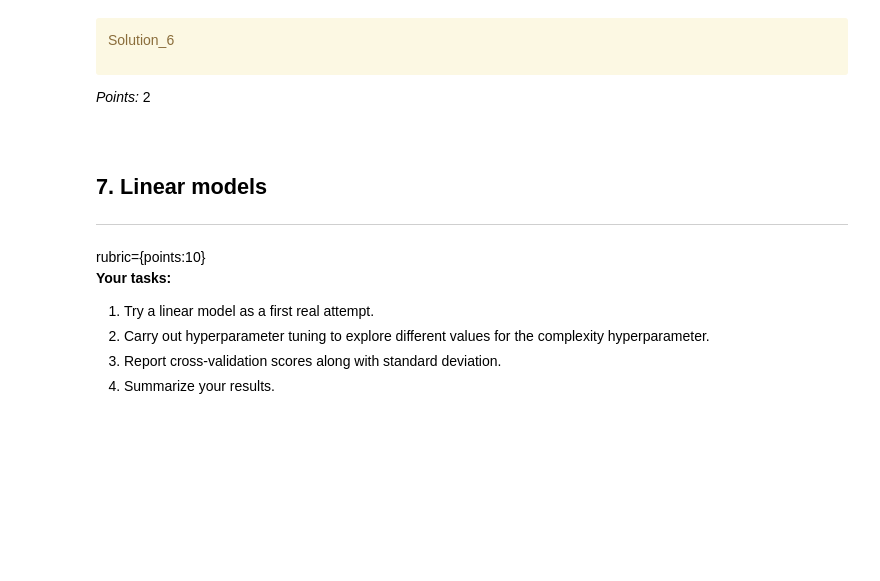
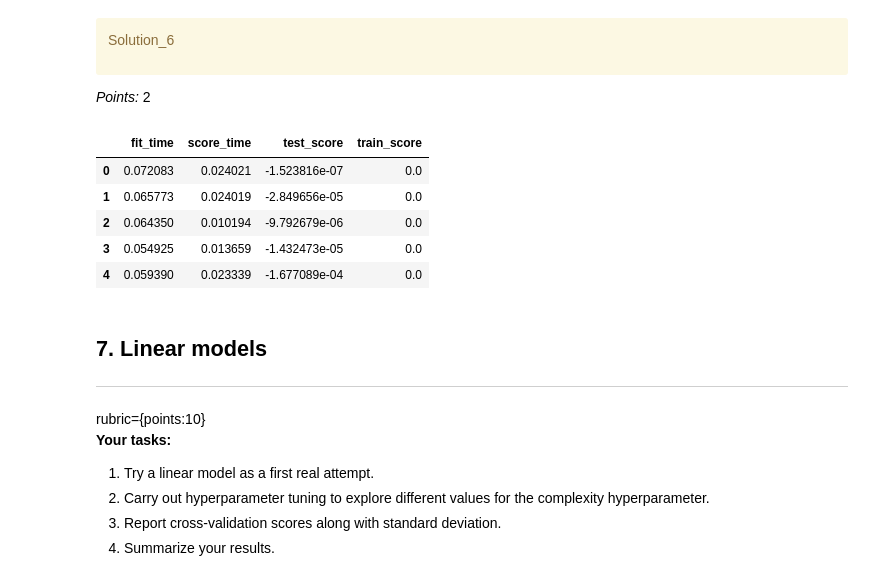
Before and after one commit to RayNguyent/hw5-cpsc330, a Jupyter notebook: hw5.ipynb, the cells around one changed output. Cells and saved outputs as stored; diff of their text form; code cells hidden in the pictures; blank space fills up the shorter version.

```diff
--- a/hw5.ipynb
+++ b/hw5.ipynb
@@ -313,7 +340,7 @@ Data columns (total 16 columns):
 dtypes: datetime64[ns](1), float64(3), int64(7), object(5)
 memory usage: 6.0+ MB
 # %%
-numerical_feats = {"price","minimum_nights","availability_365","calculated_host_listings_count",}
-drop_feats = {"number_of_review","host_id","last_review","neighborhood_group","id"}
-categorical_feats = {"room_type","neighborhood"}
-passthrough_feats = {"latitude","longitude",'host_name',"name"}
+numerical_feats = ["price","minimum_nights","availability_365","calculated_host_listings_count",]
+drop_feats = ["number_of_reviews","host_id","last_review","neighbourhood_group","id","host_name","name"]
+categorical_feats = ["room_type","neighbourhood"]
+passthrough_feats = ["latitude","longitude"]
@@ -319,0 +352,7 @@ passthrough_feats = {"latitude","longitude",'host_name',"name"}
+# %%
+ct = make_column_transformer(
+    (StandardScaler(), numerical_feats),
+    (OneHotEncoder(sparse_output=False,handle_unknown="ignore"), categorical_feats),
+    ("passthrough", passthrough_feats),
+    ("drop", drop_feats)
+)
@@ -347,5 +396,15 @@ _Points:_ 2
-# %% [markdown]
-<!-- END QUESTION -->
+# %%
+from sklearn.dummy import DummyRegressor
+pipe_dummy = make_pipeline(ct,DummyRegressor())
+cv_score_dummy = cross_validate(pipe_dummy,X_train,y_train, return_train_score=True)
+pd.DataFrame(cv_score_dummy)
+# %% [output]
+|  | fit_time | score_time | test_score | train_score |
+| 0 | 0.072083 | 0.024021 | -1.523816e-07 | 0.0 |
+| 1 | 0.065773 | 0.024019 | -2.849656e-05 | 0.0 |
+| 2 | 0.064350 | 0.010194 | -9.792679e-06 | 0.0 |
+| 3 | 0.054925 | 0.013659 | -1.432473e-05 | 0.0 |
+| 4 | 0.059390 | 0.023339 | -1.677089e-04 | 0.0 |
 # %% [markdown]
 <!-- BEGIN QUESTION -->
 
```
Also changed, not shown: parts of 64 cells of this notebook.
